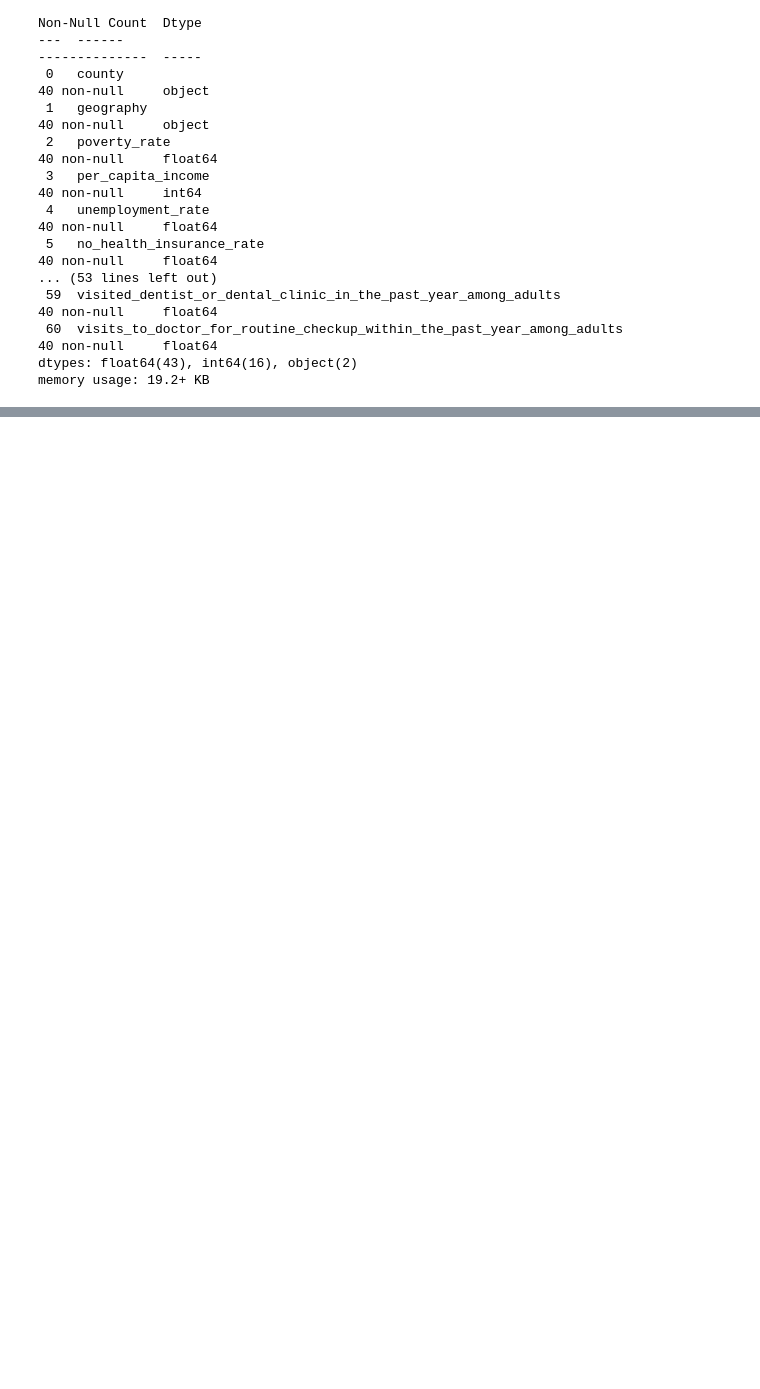
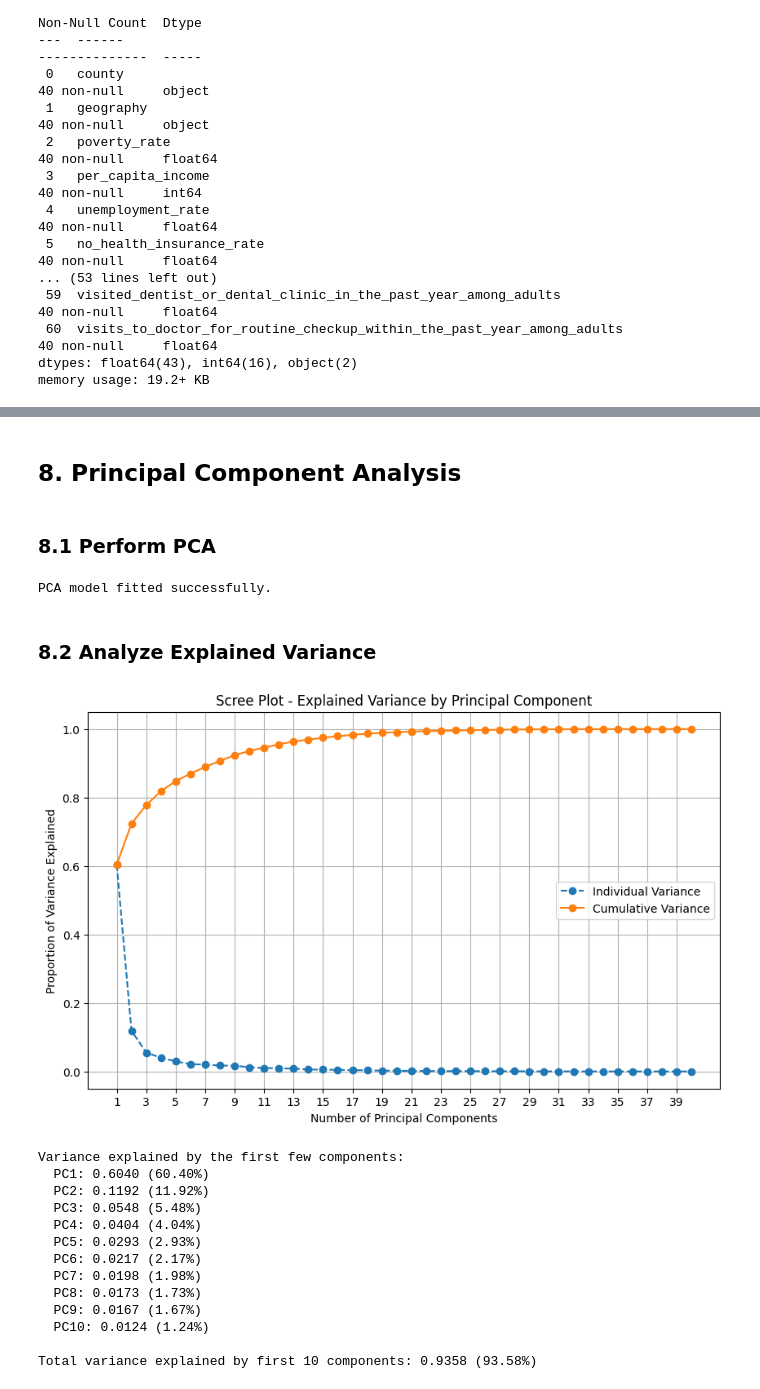
Before and after one commit to shilpa-kannan-11/Environmental-Quality-Index, a Jupyter notebook: notebooks/01_initial_data_exploration.ipynb, the cells around one changed output, grey strips where cells are left out. Cells and saved outputs as stored; diff of their text form; code cells hidden in the pictures; blank space fills up the shorter version.

```diff
--- a/notebooks/01_initial_data_exploration.ipynb
+++ b/notebooks/01_initial_data_exploration.ipynb
@@ -657,0 +733,57 @@ memory usage: 19.2+ KB
+# %% [markdown]
+## 8. Principal Component Analysis
+# %% [markdown]
+### 8.1 Perform PCA
+# %%
+# Initialize the PCA model
+pca = PCA()
+
+# Fit the PCA model to your scaled data
+pca.fit(pca_df_scaled)
+
+print("PCA model fitted successfully.")
+# %% [output]
+PCA model fitted successfully.
+# %% [markdown]
+### 8.2 Analyze Explained Variance
+# %%
+# Calculate the explained variance ratio for each component
+explained_variance_ratio = pca.explained_variance_ratio_
+
+# Calculate the cumulative explained variance
+cumulative_explained_variance = np.cumsum(explained_variance_ratio)
+
+# Create the scree plot
+plt.figure(figsize=(10, 6))
+plt.plot(range(1, len(explained_variance_ratio) + 1), explained_variance_ratio, marker='o', linestyle='--', label='Individual Variance')
+plt.plot(range(1, len(cumulative_explained_variance) + 1), cumulative_explained_variance, marker='o', linestyle='-', label='Cumulative Variance')
+
+plt.title('Scree Plot - Explained Variance by Principal Component')
+plt.xlabel('Number of Principal Components')
+plt.ylabel('Proportion of Variance Explained')
+plt.xticks(range(1, len(explained_variance_ratio) + 1, 2))
+plt.legend()
+plt.grid(True)
+plt.show()
+
+# Print the variance explained by the first 10 components
+print("Variance explained by the first few components:")
+for i, variance in enumerate(explained_variance_ratio[:10]):
+    print(f"  PC{i+1}: {variance:.4f} ({variance*100:.2f}%)")
+
+print(f"\nTotal variance explained by first 10 components: {cumulative_explained_variance[9]:.4f} ({cumulative_explained_variance[9]*100:.2f}%)")
+# %% [output]
+[figure, added]
+Variance explained by the first few components:
+  PC1: 0.6040 (60.40%)
+  PC2: 0.1192 (11.92%)
+  PC3: 0.0548 (5.48%)
+  PC4: 0.0404 (4.04%)
+  PC5: 0.0293 (2.93%)
+  PC6: 0.0217 (2.17%)
+  PC7: 0.0198 (1.98%)
+  PC8: 0.0173 (1.73%)
+  PC9: 0.0167 (1.67%)
+  PC10: 0.0124 (1.24%)
+
+Total variance explained by first 10 components: 0.9358 (93.58%)
```
Also changed, not shown: parts of 9 cells of this notebook.
